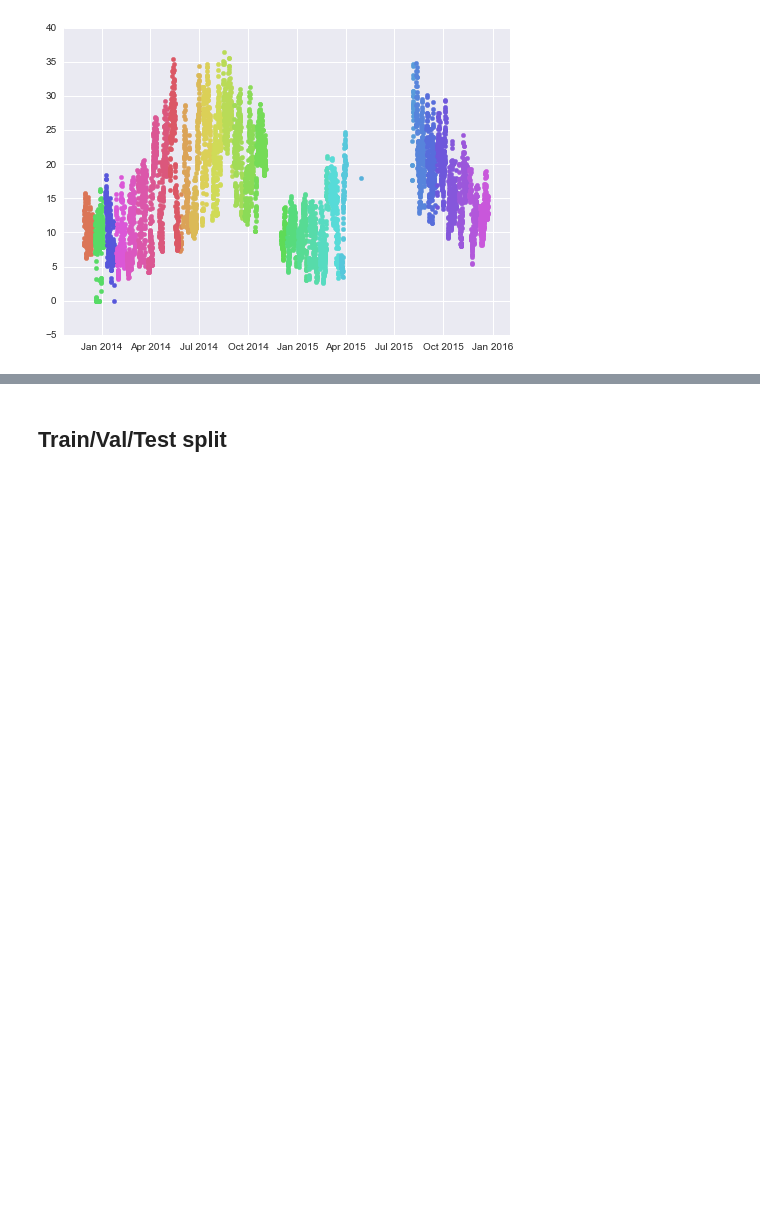
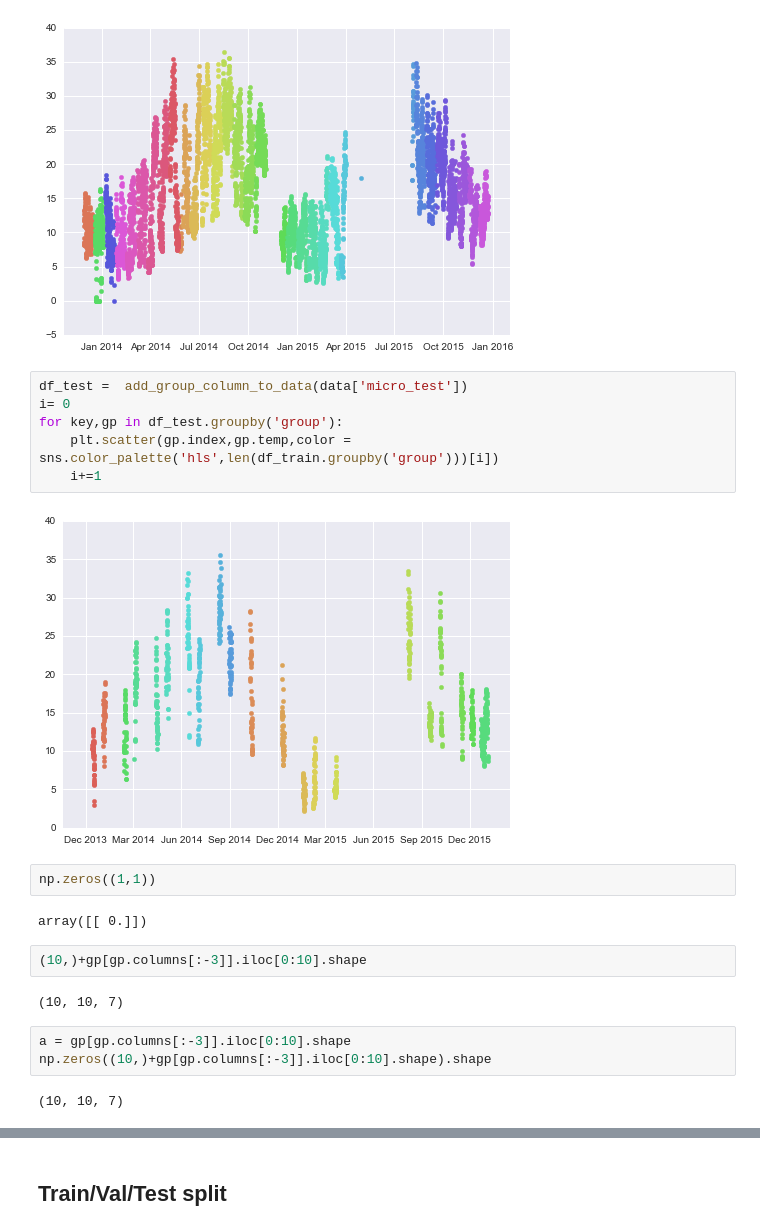
Before and after one commit to cthorey/fognet, a Jupyter notebook: test.ipynb, the cells around one changed output, grey strips where cells are left out. Drawn from its saved outputs; the diff is of its cells as text; blank space fills up the shorter version.

```diff
--- a/test.ipynb
+++ b/test.ipynb
@@ -42,3 +39,24 @@ for key,gp in df_train.groupby('group'):
     i+=1
 # %% [output]
 [figure]
+# %%
+df_test =  add_group_column_to_data(data['micro_test'])
+i= 0
+for key,gp in df_test.groupby('group'):
+    plt.scatter(gp.index,gp.temp,color = sns.color_palette('hls',len(df_train.groupby('group')))[i])
+    i+=1
+# %% [output]
+[figure, added]
+# %%
+np.zeros((1,1))
+# %% [output]
+array([[ 0.]])
+# %%
+(10,)+gp[gp.columns[:-3]].iloc[0:10].shape
+# %% [output]
+(10, 10, 7)
+# %%
+a = gp[gp.columns[:-3]].iloc[0:10].shape
+np.zeros((10,)+gp[gp.columns[:-3]].iloc[0:10].shape).shape
+# %% [output]
+(10, 10, 7)
```
Also changed, not shown: parts of 64 cells of this notebook, 3 other files.
